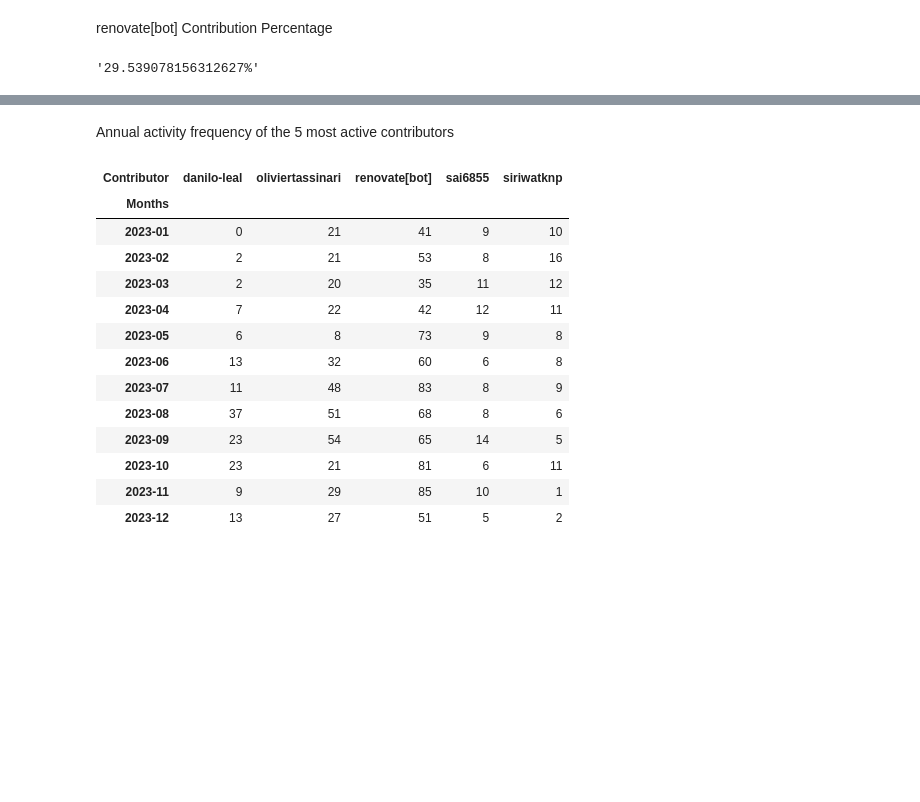
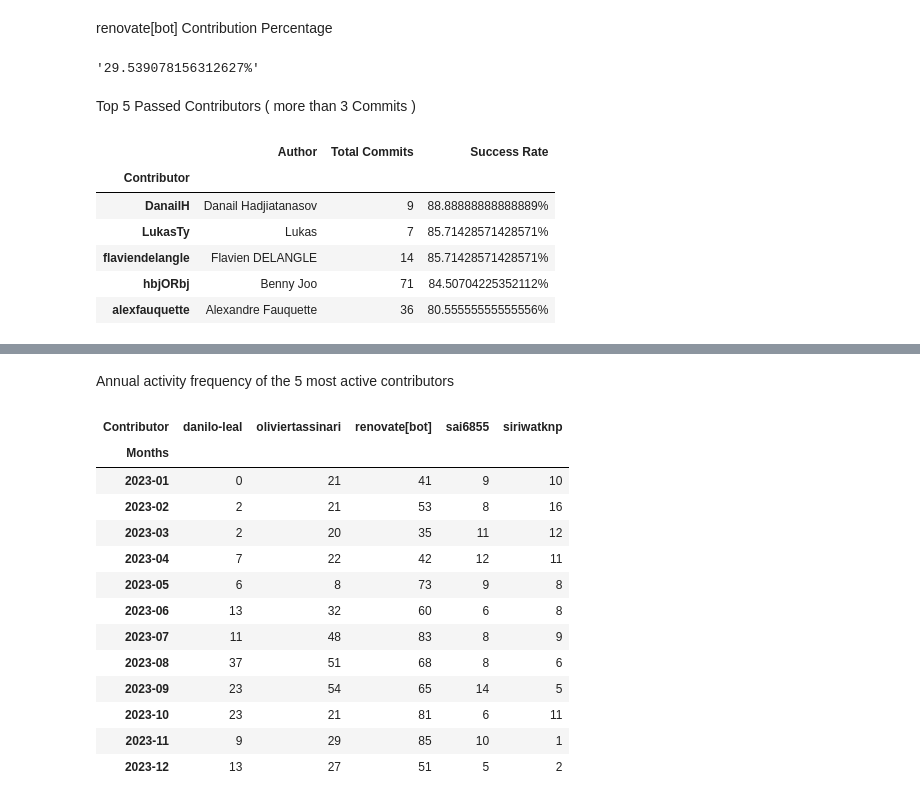
Before and after one commit to Khanhtoichoi/Data-Analysis, a Jupyter notebook: data_analysis.ipynb, the cells around one changed output, grey strips where cells are left out. Saved outputs shown, nothing was run; the diff lists cells and outputs as text; code cells hidden in the pictures; blank space fills up the shorter version.

```diff
--- a/data_analysis.ipynb
+++ b/data_analysis.ipynb
@@ -132,4 +140,16 @@ bot_percentage = contributor_df['Total Commits'][contributor_df['Author'] == 're
 str(bot_percentage/2495 * 100) + '%'
 # %% [output]
 '29.539078156312627%'
+# %% [markdown]
+Top 5 Passed Contributors ( more than 3 Commits )
+# %%
+contributor_df.sort_values(by = 'Success Rate', ascending=False).head()
+# %% [output]
+|  | Author | Total Commits | Success Rate |
+| Contributor |  |  |  |
+| DanailH | Danail Hadjiatanasov | 9 | 88.88888888888889% |
+| LukasTy | Lukas | 7 | 85.71428571428571% |
+| flaviendelangle | Flavien DELANGLE | 14 | 85.71428571428571% |
+| hbjORbj | Benny Joo | 71 | 84.50704225352112% |
+| alexfauquette | Alexandre Fauquette | 36 | 80.55555555555556% |
 # %%
```
Also changed, not shown: parts of 11 cells of this notebook.
